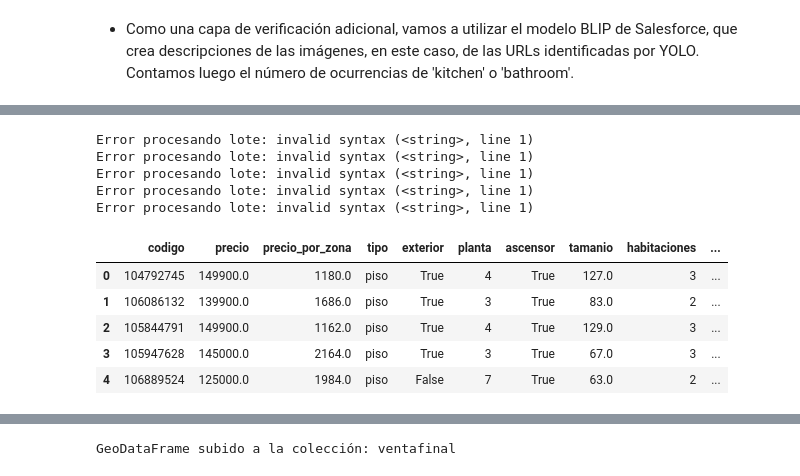
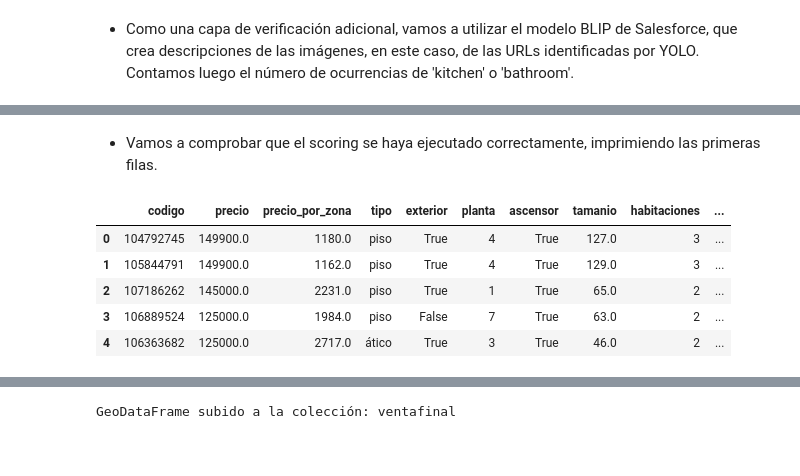
Before and after one commit to davfranco1/Proyecto-Rentabilidad-Viviendas, a Jupyter notebook: notebooks/4_CalculoRentabilidad.ipynb, the cells around one changed output, grey strips where cells are left out. Cells and saved outputs as stored; diff of their text form; code cells hidden in the pictures; blank space fills up the shorter version.

```diff
--- a/notebooks/4_CalculoRentabilidad.ipynb
+++ b/notebooks/4_CalculoRentabilidad.ipynb
@@ -54,2 +55,2 @@ gdf = sr.predecir_alquiler(gdf, paths_transformers)
 # %%
-gdf, detecciones = sy.identificar_urls_habitaciones(gdf, 'urls_imagenes', drop_nulls=True)
+gdf_tags, df_detecciones, df_nulos = sy.identificar_urls_habitaciones(gdf, 'urls_imagenes', drop_nulls=False)
@@ -152,17 +165,13 @@ gdf.describe()
 # %%
-df_scoring, resultados = ss.analizar_propiedades(gdf, batch=3)
+df_scoring, resultados = ss.analizar_propiedades(gdf_tags, batch=3)
-# %% [output]
-Error procesando lote: invalid syntax (<string>, line 1)
-Error procesando lote: invalid syntax (<string>, line 1)
-Error procesando lote: invalid syntax (<string>, line 1)
-Error procesando lote: invalid syntax (<string>, line 1)
-Error procesando lote: invalid syntax (<string>, line 1)
+# %% [markdown]
+- Vamos a comprobar que el scoring se haya ejecutado correctamente, imprimiendo las primeras filas.
 # %%
-df_scoring.head(5)
+df_scoring.head()
 # %% [output]
 |  | codigo | precio | precio_por_zona | tipo | exterior | planta | ascensor | tamanio | habitaciones | ... |
 | 0 | 104792745 | 149900.0 | 1180.0 | piso | True | 4 | True | 127.0 | 3 | ... |
-| 1 | 106086132 | 139900.0 | 1686.0 | piso | True | 3 | True | 83.0 | 2 | ... |
-| 2 | 105844791 | 149900.0 | 1162.0 | piso | True | 4 | True | 129.0 | 3 | ... |
-| 3 | 105947628 | 145000.0 | 2164.0 | piso | True | 3 | True | 67.0 | 3 | ... |
-| 4 | 106889524 | 125000.0 | 1984.0 | piso | False | 7 | True | 63.0 | 2 | ... |
+| 1 | 105844791 | 149900.0 | 1162.0 | piso | True | 4 | True | 129.0 | 3 | ... |
+| 2 | 107186262 | 145000.0 | 2231.0 | piso | True | 1 | True | 65.0 | 2 | ... |
+| 3 | 106889524 | 125000.0 | 1984.0 | piso | False | 7 | True | 63.0 | 2 | ... |
+| 4 | 106363682 | 125000.0 | 2717.0 | ático | True | 3 | True | 46.0 | 2 | ... |
```
Also changed, not shown: parts of 21 cells of this notebook, 10 other files.
